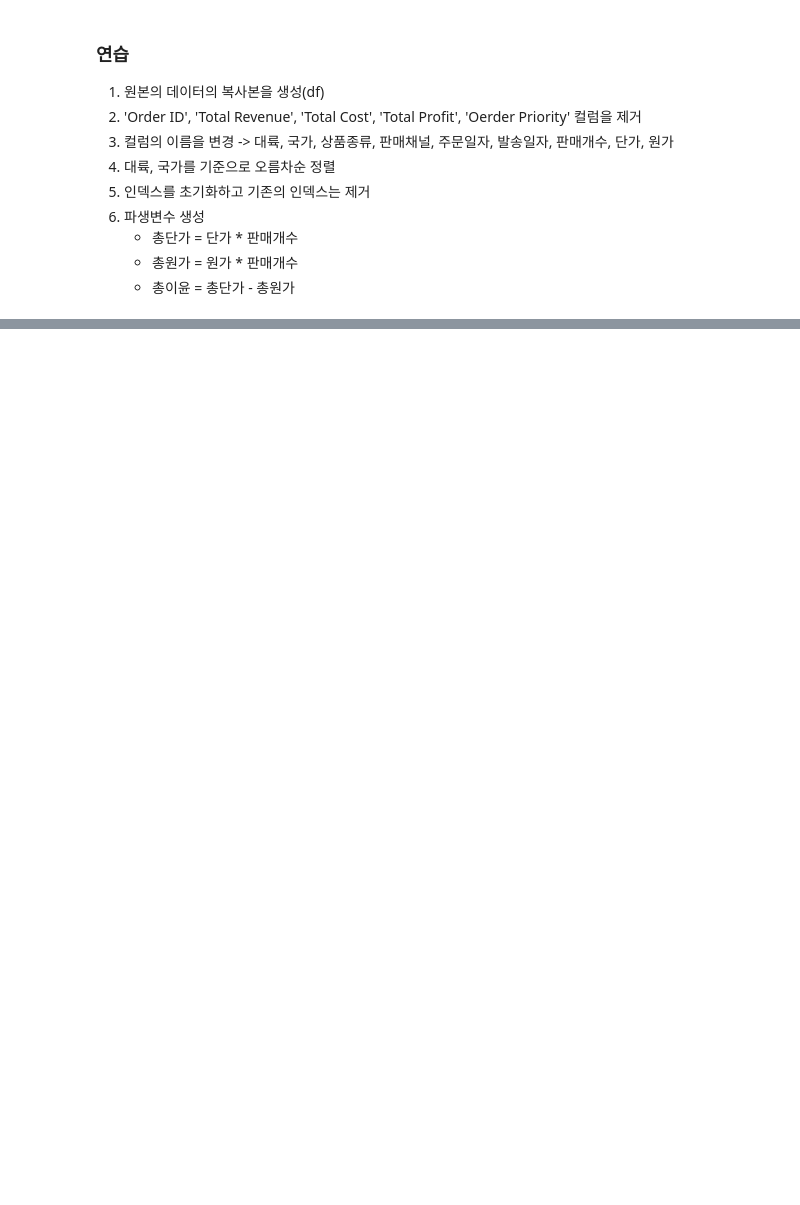
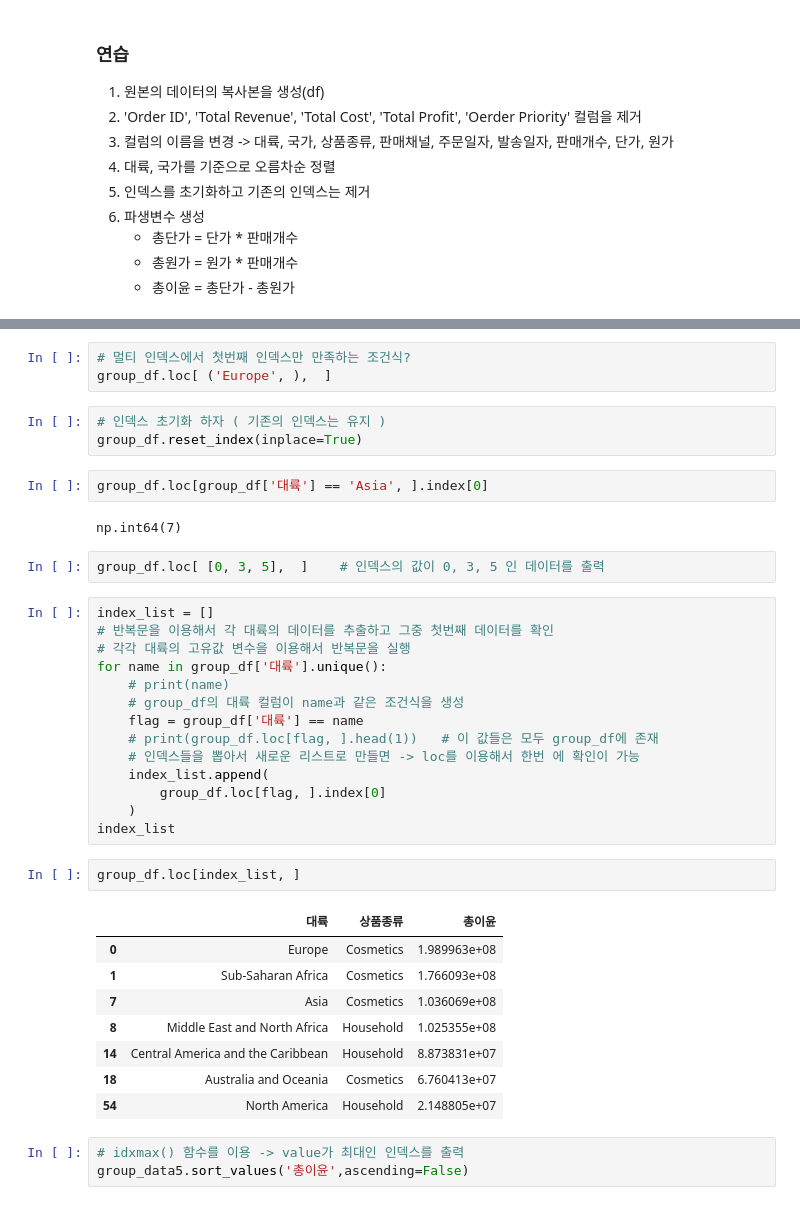
Before and after one commit to bsmoon-86/multicam_11, a Jupyter notebook: 20260415/01_sales.ipynb, the cells around one changed output, grey strips where cells are left out. Drawn from its saved outputs; the diff is of its cells as text; blank space fills up the shorter version.

```diff
--- a/20260415/01_sales.ipynb
+++ b/20260415/01_sales.ipynb
@@ -59,0 +435,40 @@ sales.head()
+# %%
+# 멀티 인덱스에서 첫번째 인덱스만 만족하는 조건식?
+group_df.loc[ ('Europe', ),  ]
+# %%
+# 인덱스 초기화 하자 ( 기존의 인덱스는 유지 )
+group_df.reset_index(inplace=True)
+# %%
+group_df.loc[group_df['대륙'] == 'Asia', ].index[0]
+# %% [output]
+np.int64(7)
+# %%
+group_df.loc[ [0, 3, 5],  ]    # 인덱스의 값이 0, 3, 5 인 데이터를 출력
+# %%
+index_list = []
+# 반복문을 이용해서 각 대륙의 데이터를 추출하고 그중 첫번째 데이터를 확인
+# 각각 대륙의 고유값 변수을 이용해서 반복문을 실행
+for name in group_df['대륙'].unique():
+    # print(name)
+    # group_df의 대륙 컬럼이 name과 같은 조건식을 생성
+    flag = group_df['대륙'] == name
+    # print(group_df.loc[flag, ].head(1))   # 이 값들은 모두 group_df에 존재
+    # 인덱스들을 뽑아서 새로운 리스트로 만들면 -> loc를 이용해서 한번 에 확인이 가능
+    index_list.append(
+        group_df.loc[flag, ].index[0]
+    )
+index_list
+# %%
+group_df.loc[index_list, ]
+# %% [output]
+|  | 대륙 | 상품종류 | 총이윤 |
+| 0 | Europe | Cosmetics | 1.989963e+08 |
+| 1 | Sub-Saharan Africa | Cosmetics | 1.766093e+08 |
+| 7 | Asia | Cosmetics | 1.036069e+08 |
+| 8 | Middle East and North Africa | Household | 1.025355e+08 |
+| 14 | Central America and the Caribbean | Household | 8.873831e+07 |
+| 18 | Australia and Oceania | Cosmetics | 6.760413e+07 |
+| 54 | North America | Household | 2.148805e+07 |
+# %%
+# idxmax() 함수를 이용 -> value가 최대인 인덱스를 출력
+group_data5.sort_values('총이윤',ascending=False)
```
Also changed, not shown: parts of 46 cells of this notebook.
